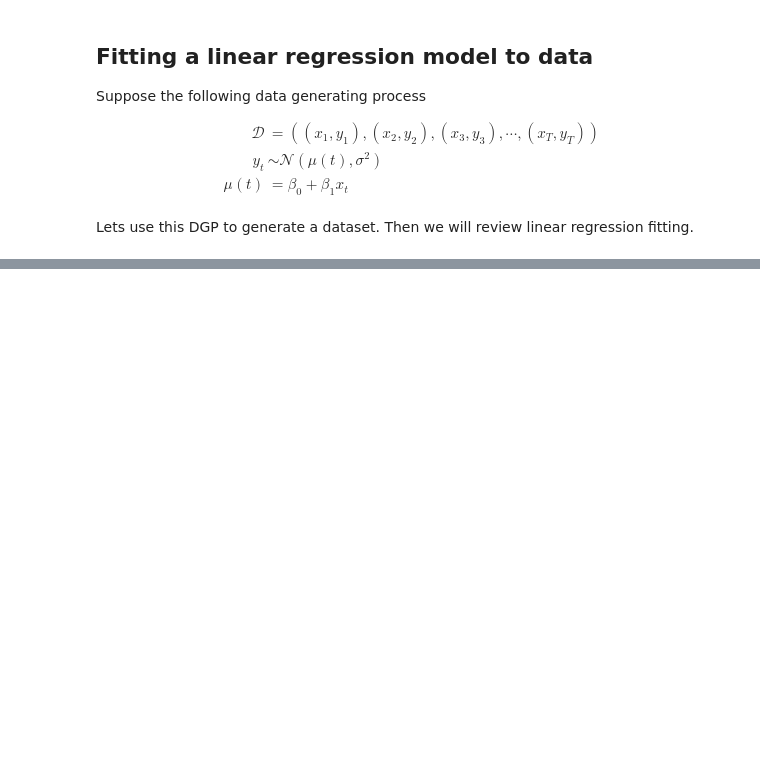
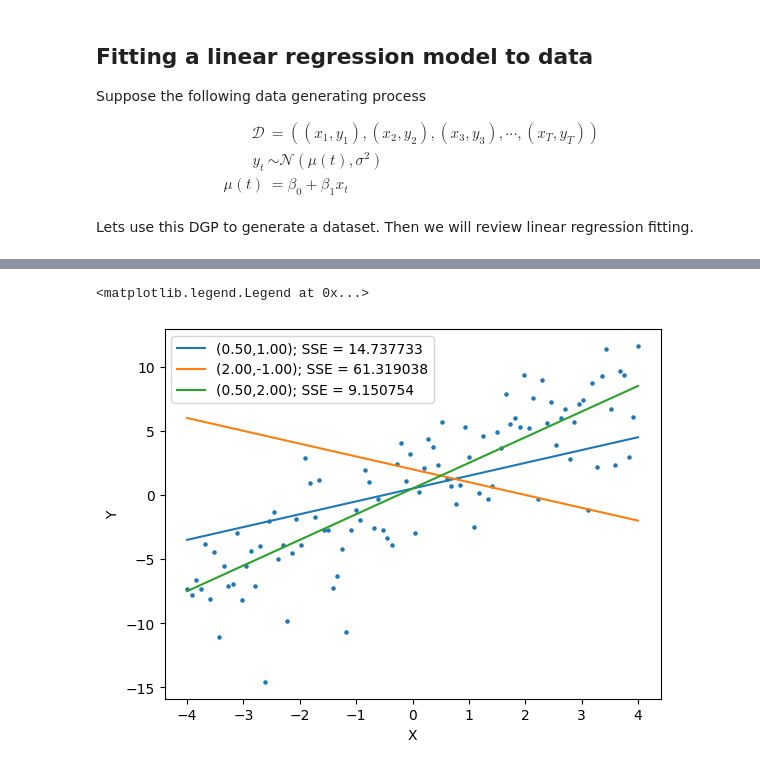
Before and after one commit to computationalUncertaintyLab/outbreak_book, a Jupyter notebook: outbreak_science/chap7.ipynb, the cells around one changed output, grey strips where cells are left out. Saved outputs shown, nothing was run; the diff lists cells and outputs as text; code cells hidden in the pictures; blank space fills up the shorter version.

```diff
--- a/outbreak_science/chap7.ipynb
+++ b/outbreak_science/chap7.ipynb
@@ -768,0 +192,30 @@ We know a function that can map real values to the interval zero to one! The log
+# %%
+fig,ax = plt.subplots()
+
+ax.scatter(x,y,s=5)
+
+b0 = 0.5
+b1 = 1.0
+
+sse = SSE(b0,b1,d)
+ax.plot(x, b0+b1*x, label="({:.2f},{:.2f}); SSE = {:f}".format(b0,b1,sse))
+
+b0 = 2.0
+b1 = -1.0
+
+sse = SSE(b0,b1,d)
+ax.plot(x, b0+b1*x, label="({:.2f},{:.2f}); SSE = {:f}".format(b0,b1,sse))
+
+b0 = 0.5
+b1 = 2.0
+
+sse = SSE(b0,b1,d)
+ax.plot(x, b0+b1*x, label="({:.2f},{:.2f}); SSE = {:f}".format(b0,b1,sse))
+
+plt.xlabel("X")
+plt.ylabel("Y")
+
+plt.legend()
+# %% [output]
+<matplotlib.legend.Legend at 0x...>
+[figure, added]
```
Also changed, not shown: parts of 49 cells of this notebook.
